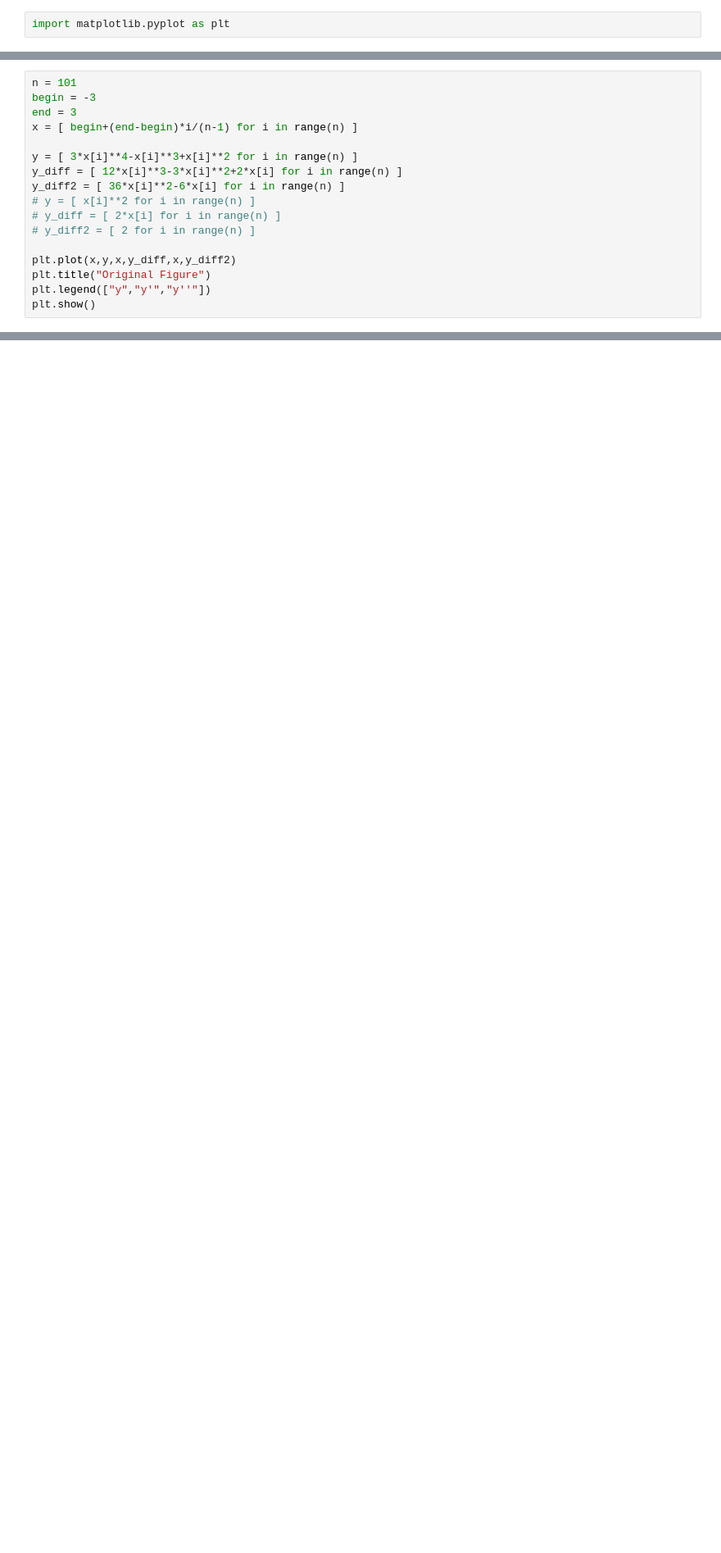
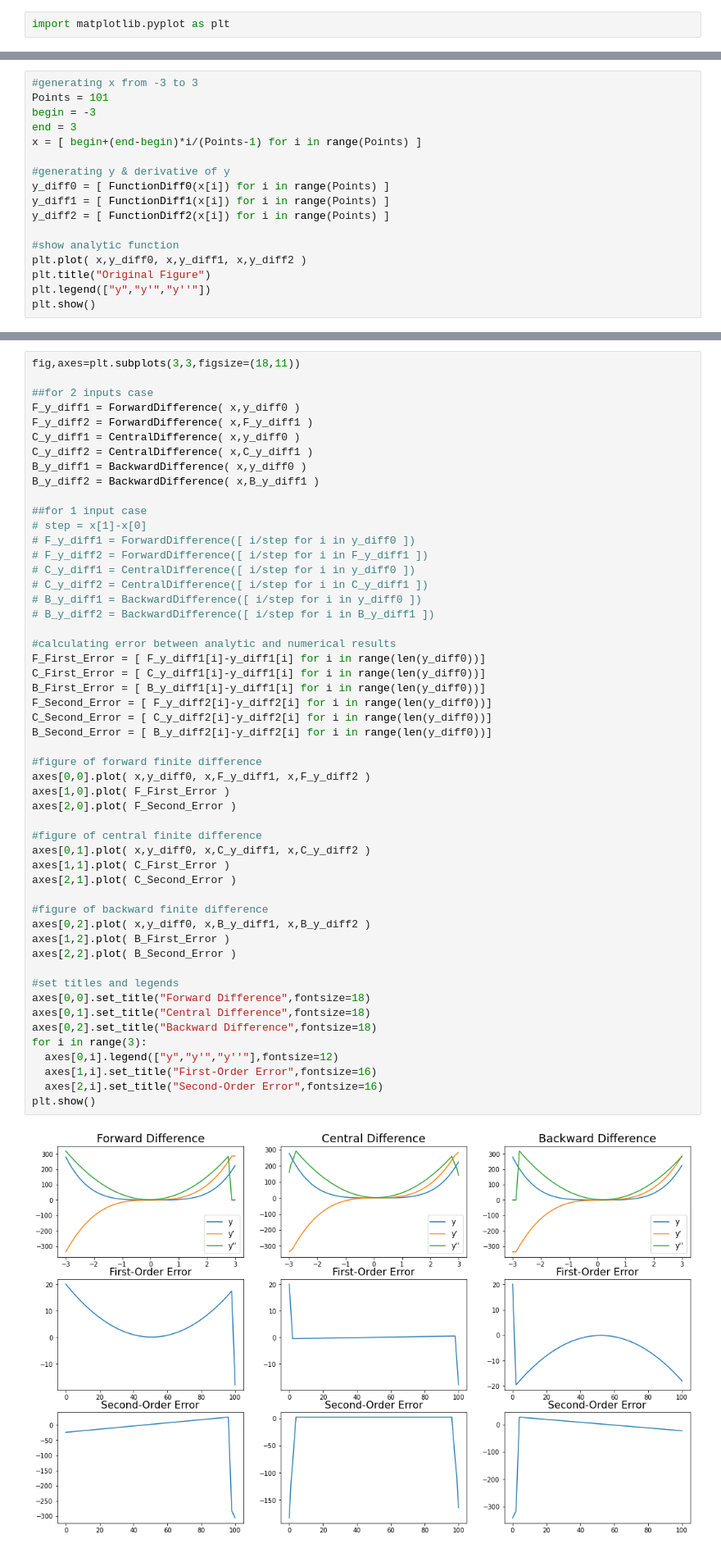
Before and after one commit to TW-ZJLin/FiniteDifference, a Jupyter notebook: Finite_Difference.ipynb, the cells around one changed output, grey strips where cells are left out. Shown: that part at 82% size. Drawn from its saved outputs; the diff is of its cells as text; blank space fills up the shorter version.

```diff
--- a/Finite_Difference.ipynb
+++ b/Finite_Difference.ipynb
@@ -45,17 +67,17 @@ def FiniteDifference3( x, y = None, neighbor = 2 ):
 # %%
-n = 101
+#generating x from -3 to 3
+Points = 101
 begin = -3
 end = 3
-x = [ begin+(end-begin)*i/(n-1) for i in range(n) ]
+x = [ begin+(end-begin)*i/(Points-1) for i in range(Points) ]
 
-y = [ 3*x[i]**4-x[i]**3+x[i]**2 for i in range(n) ]
-y_diff = [ 12*x[i]**3-3*x[i]**2+2*x[i] for i in range(n) ]
-y_diff2 = [ 36*x[i]**2-6*x[i] for i in range(n) ]
-# y = [ x[i]**2 for i in range(n) ]
-# y_diff = [ 2*x[i] for i in range(n) ]
-# y_diff2 = [ 2 for i in range(n) ]
+#generating y & derivative of y
+y_diff0 = [ FunctionDiff0(x[i]) for i in range(Points) ]
+y_diff1 = [ FunctionDiff1(x[i]) for i in range(Points) ]
+y_diff2 = [ FunctionDiff2(x[i]) for i in range(Points) ]
 
-plt.plot(x,y,x,y_diff,x,y_diff2)
+#show analytic function
+plt.plot( x,y_diff0, x,y_diff1, x,y_diff2 )
 plt.title("Original Figure")
 plt.legend(["y","y'","y''"])
 plt.show()
@@ -101,0 +88,54 @@ plt.show()
+# %%
+fig,axes=plt.subplots(3,3,figsize=(18,11))
+
+##for 2 inputs case
+F_y_diff1 = ForwardDifference( x,y_diff0 )
+F_y_diff2 = ForwardDifference( x,F_y_diff1 )
+C_y_diff1 = CentralDifference( x,y_diff0 )
+C_y_diff2 = CentralDifference( x,C_y_diff1 )
+B_y_diff1 = BackwardDifference( x,y_diff0 )
+B_y_diff2 = BackwardDifference( x,B_y_diff1 )
+
+##for 1 input case
+# step = x[1]-x[0]
+# F_y_diff1 = ForwardDifference([ i/step for i in y_diff0 ])
+# F_y_diff2 = ForwardDifference([ i/step for i in F_y_diff1 ])
+# C_y_diff1 = CentralDifference([ i/step for i in y_diff0 ])
+# C_y_diff2 = CentralDifference([ i/step for i in C_y_diff1 ])
+# B_y_diff1 = BackwardDifference([ i/step for i in y_diff0 ])
+# B_y_diff2 = BackwardDifference([ i/step for i in B_y_diff1 ])
+
+#calculating error between analytic and numerical results
+F_First_Error = [ F_y_diff1[i]-y_diff1[i] for i in range(len(y_diff0))]
+C_First_Error = [ C_y_diff1[i]-y_diff1[i] for i in range(len(y_diff0))]
+B_First_Error = [ B_y_diff1[i]-y_diff1[i] for i in range(len(y_diff0))]
+F_Second_Error = [ F_y_diff2[i]-y_diff2[i] for i in range(len(y_diff0))]
+C_Second_Error = [ C_y_diff2[i]-y_diff2[i] for i in range(len(y_diff0))]
+B_Second_Error = [ B_y_diff2[i]-y_diff2[i] for i in range(len(y_diff0))]
+
+#figure of forward finite difference
+axes[0,0].plot( x,y_diff0, x,F_y_diff1, x,F_y_diff2 )
+axes[1,0].plot( F_First_Error )
+axes[2,0].plot( F_Second_Error )
+
+#figure of central finite difference
+axes[0,1].plot( x,y_diff0, x,C_y_diff1, x,C_y_diff2 )
+axes[1,1].plot( C_First_Error )
+axes[2,1].plot( C_Second_Error )
+
+#figure of backward finite difference
+axes[0,2].plot( x,y_diff0, x,B_y_diff1, x,B_y_diff2 )
+axes[1,2].plot( B_First_Error )
+axes[2,2].plot( B_Second_Error )
+
+#set titles and legends
+axes[0,0].set_title("Forward Difference",fontsize=18)
+axes[0,1].set_title("Central Difference",fontsize=18)
+axes[0,2].set_title("Backward Difference",fontsize=18)
+for i in range(3):
+  axes[0,i].legend(["y","y'","y''"],fontsize=12)
+  axes[1,i].set_title("First-Order Error",fontsize=16)
+  axes[2,i].set_title("Second-Order Error",fontsize=16)
+plt.show()
+# %% [output]
+[figure, added]
```
Also changed, not shown: parts of 12 cells of this notebook.
